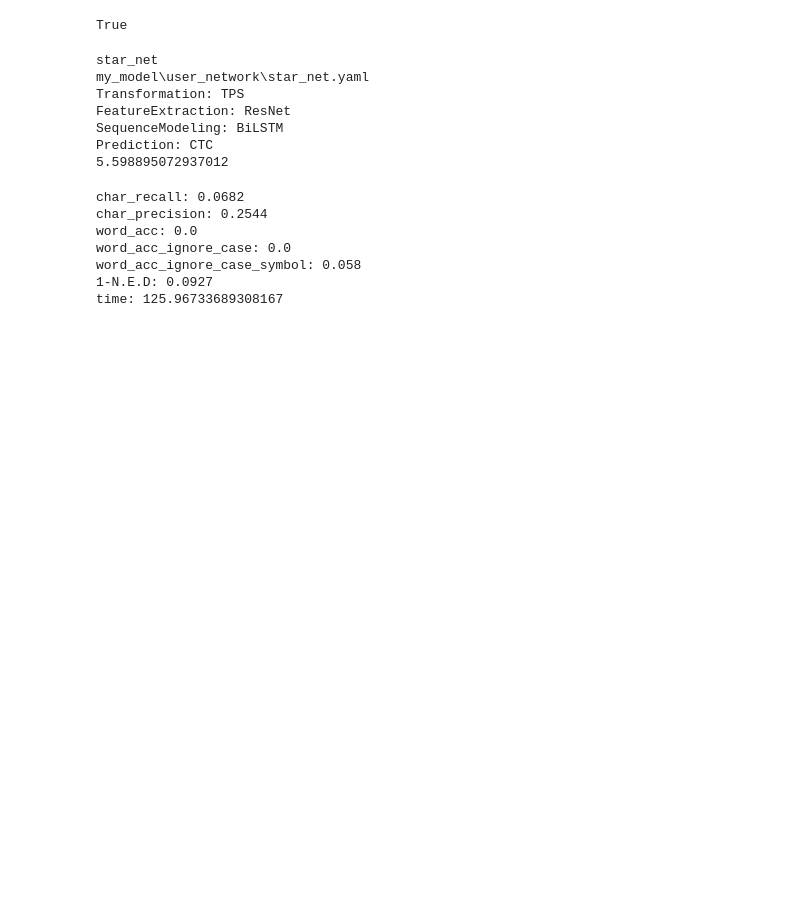
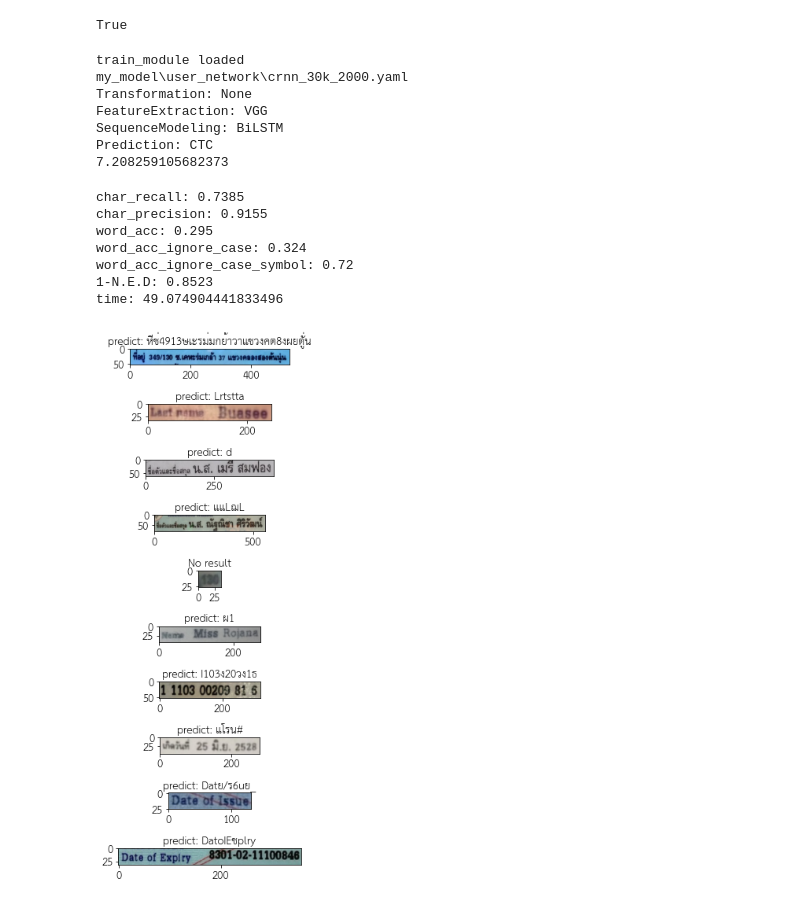
Before and after one commit to piyawat-at/EasyOCR, a Jupyter notebook: test_model.ipynb, the cells around one changed output. Saved outputs shown, nothing was run; the diff lists cells and outputs as text; code cells hidden in the pictures; blank space fills up the shorter version.

Commit message:
update data prepare

```diff
--- a/test_model.ipynb
+++ b/test_model.ipynb
@@ -20,19 +24,19 @@ start = time.time()
 reader = easyocr.Reader(lang_list = ['en','th'],
                         model_storage_directory = os.path.join('my_model','model'),
                         user_network_directory = os.path.join('my_model','user_network'),
-                        recog_network  ='star_net',
+                        recog_network  ='crnn_30k_2000',
                         gpu = True)
 # reader = easyocr.Reader(lang_list = ['en','th'],gpu = True )
 end = time.time()
 print(end - start)
 # %% [output]
-star_net
-my_model\user_network\star_net.yaml
-Transformation: TPS
-FeatureExtraction: ResNet
+train_module loaded
+my_model\user_network\crnn_30k_2000.yaml
+Transformation: None
+FeatureExtraction: VGG
 SequenceModeling: BiLSTM
 Prediction: CTC
-5.598895072937012
+7.208259105682373
 # %%
 # plt.rcParams['font.family'] = 'TH Sarabun New'
 # plt.rcParams['xtick.labelsize'] = 20.0
@@ -84,10 +88,36 @@ for k,v in output.items():
     print(f'{k}: {v}')
 print(f'time: {end - start}')
 # %% [output]
-char_recall: 0.0682
-char_precision: 0.2544
-word_acc: 0.0
-word_acc_ignore_case: 0.0
-word_acc_ignore_case_symbol: 0.058
-1-N.E.D: 0.0927
-time: 125.96733689308167
+char_recall: 0.7385
+char_precision: 0.9155
+word_acc: 0.295
+word_acc_ignore_case: 0.324
+word_acc_ignore_case_symbol: 0.72
+1-N.E.D: 0.8523
+time: 49.074904441833496
+# %%
+plt.rcParams['font.family'] = 'TH Sarabun New'
+plt.rcParams['xtick.labelsize'] = 20.0
+plt.rcParams['ytick.labelsize'] = 20.0
+columns = 1
+rows = 10
+fig = plt.figure(figsize=(10, 10))
+ax = []
+for i in range(columns*rows):
+    random_file_name = random.sample(os.listdir(os.path.join('trainer/all_data/testing/LMWN')),1)[0]
+    # random_file_path = os.path.join('trainer/all_data/testing/testing',random_file_name)
+    #random_file_name = random.sample(os.listdir(os.path.join('trainer/all_data/testing/testing')),1)[0]
+    # random_file_name = os.listdir(os.path.join('trainer/all_data/testing/LMWN'))[2]
+    random_file_path = os.path.join('trainer/all_data/testing/LMWN',random_file_name)
+    img = plt.imread(random_file_path)
+    result = reader.readtext(random_file_path)
+    ax.append(fig.add_subplot(rows, columns, i+1) )
+    try:
+        ax[-1].set_title(f'predict: {result[0][1]}',fontsize=20)
+    except:
+        ax[-1].set_title('No result',fontsize=20)
+    plt.imshow(img)
+fig.tight_layout()
+plt.show()
+# %% [output]
+[figure, added]
```
Also changed, not shown: parts of 3 cells of this notebook, 24 other files.
